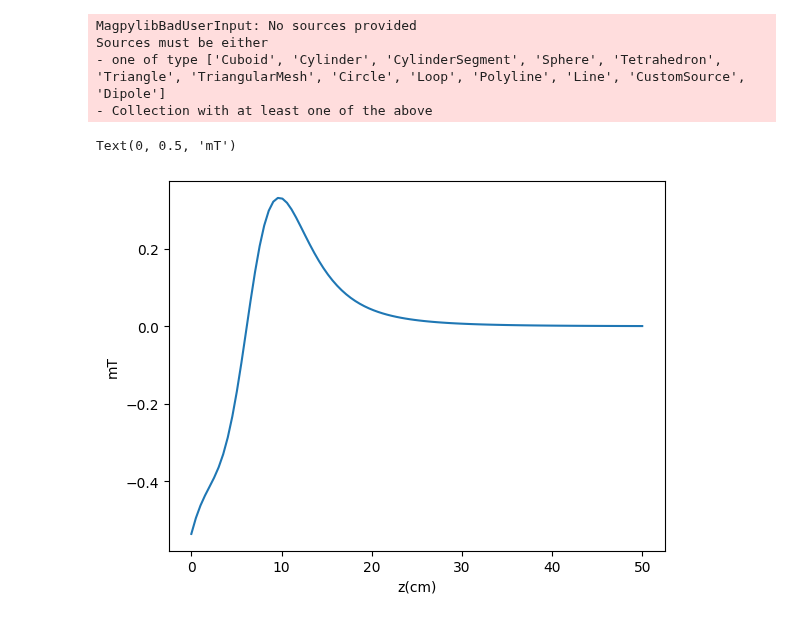
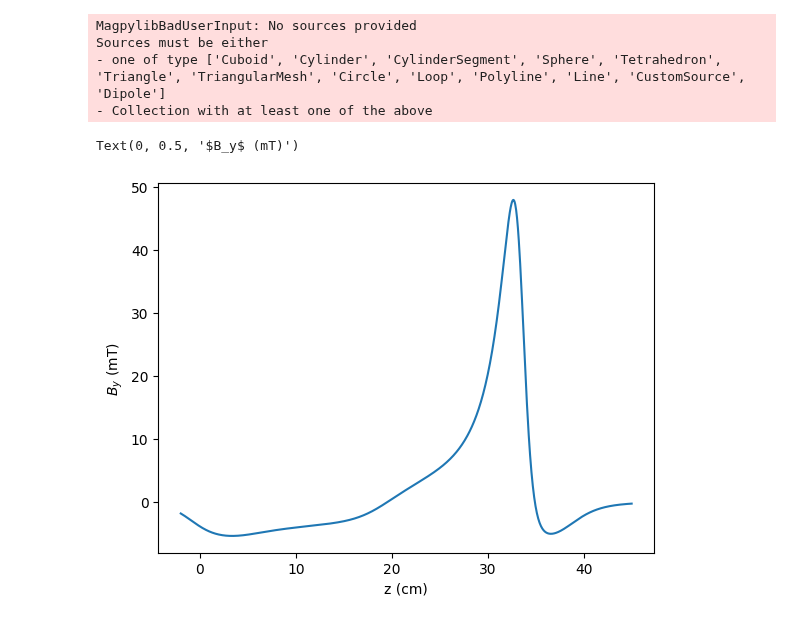
Before and after one commit to benfox4543/YB-zeeman-slower, a Jupyter notebook: halbach-1.ipynb, the cells around one changed output. Saved outputs shown, nothing was run; the diff lists cells and outputs as text; code cells hidden in the pictures.

Commit message:
hallbach working although it is not prodcuint quite the right graph

```diff
--- a/halbach-1.ipynb
+++ b/halbach-1.ipynb
@@ -161,15 +158,15 @@ magpy.show(zeeman_prof)
 # %%
-z = np.linspace(0,500,100)
+z = np.linspace(-120,350,1000)
 b_z = []
 b_x = []
 b_y = []
 for i in z:
-    b_z.append(zeeman_prof.getB([0,0,i])[2])
+    b_z.append(zeeman_prof.getB([0,0,i])[0])
 
 
-plt.plot(z/1e1,np.array(b_z)*1e3)
-plt.xlabel('z(cm)')
-plt.ylabel('mT')
+plt.plot((z/10) +10,np.array(b_z)*1e3)
+plt.xlabel('z (cm)')
+plt.ylabel('$B_y$ (mT)')
 # %% [output]
-Text(0, 0.5, 'mT')
+Text(0, 0.5, '$B_y$ (mT)')
-[figure, old version]
+[figure, new version]
```
Also changed, not shown: parts of 1 cell of this notebook.
